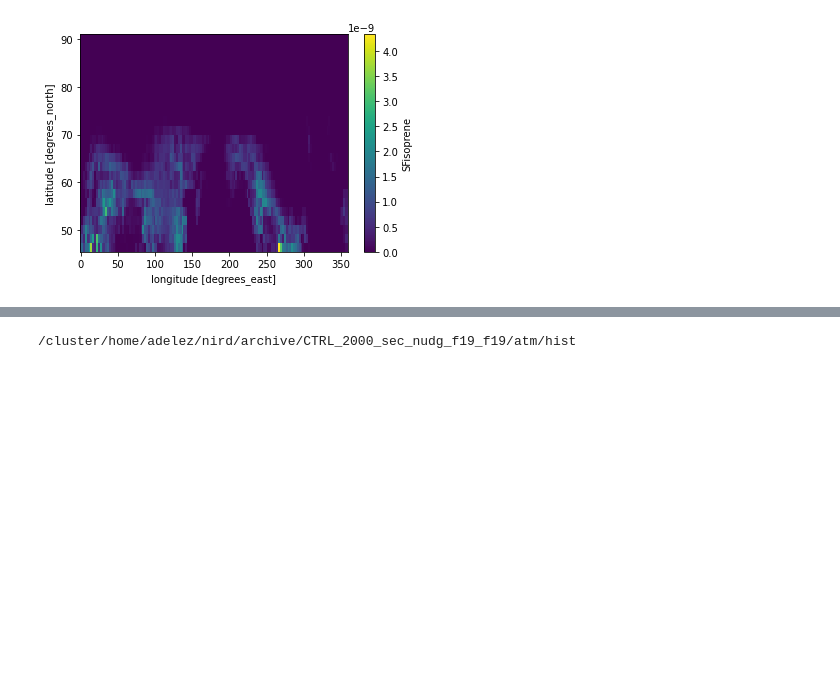
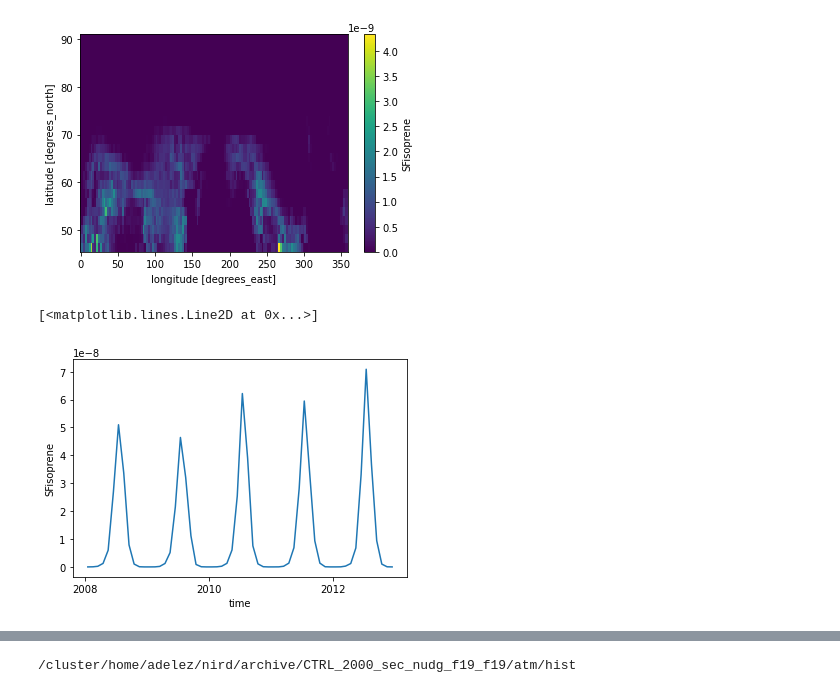
Before and after one commit to adelezaini/MasterThesis, a Jupyter notebook: notebooks/output/IDEAL-ON_BVOC.ipynb, the cells around one changed output, grey strips where cells are left out. Cells and saved outputs as stored; diff of their text form; code cells hidden in the pictures; blank space fills up the shorter version.

```diff
--- a/notebooks/output/IDEAL-ON_BVOC.ipynb
+++ b/notebooks/output/IDEAL-ON_BVOC.ipynb
@@ -9,7 +9,7 @@ import matplotlib.pyplot as plt
 
 import sys; sys.path.append("..")
 # %%
-processed_path = '../../processed-data/output/' #/Users/adelezaini/Desktop/master-thesis/processed-data/output/IDEAL-ON_BVOC_20082012.nc
+processed_path = '../../processed-data/postprocessing/' #/Users/adelezaini/Desktop/master-thesis/processed-data/output/IDEAL-ON_BVOC_20082012.nc
 casename = 'VEG_SHIFT_IDEAL_2000_sec_nudg_f19_f19' #/Users/adelezaini/Desktop/master-thesis/notebooks/output/IDEAL-ON_BVOC.ipynb
 casealias = 'IDEAL-ON'
 date = '20082012'
@@ -24,5 +40,10 @@ ds['SFisoprene'].where(ds['SFisoprene'].lat>45.).dropna('lat', how='all').sum('t
 # %% [output]
 <matplotlib.collections.QuadMesh at 0x...>
 [figure]
+# %%
+ds['SFisoprene'].where(ds['SFisoprene'].lat>45.).dropna('lat', how='all').sum('lat').sum('lon').plot()
+# %% [output]
+[<matplotlib.lines.Line2D at 0x...>]
+[figure, added]
 # %%
 import cartopy
```
Also changed, not shown: parts of 3 cells of this notebook.
